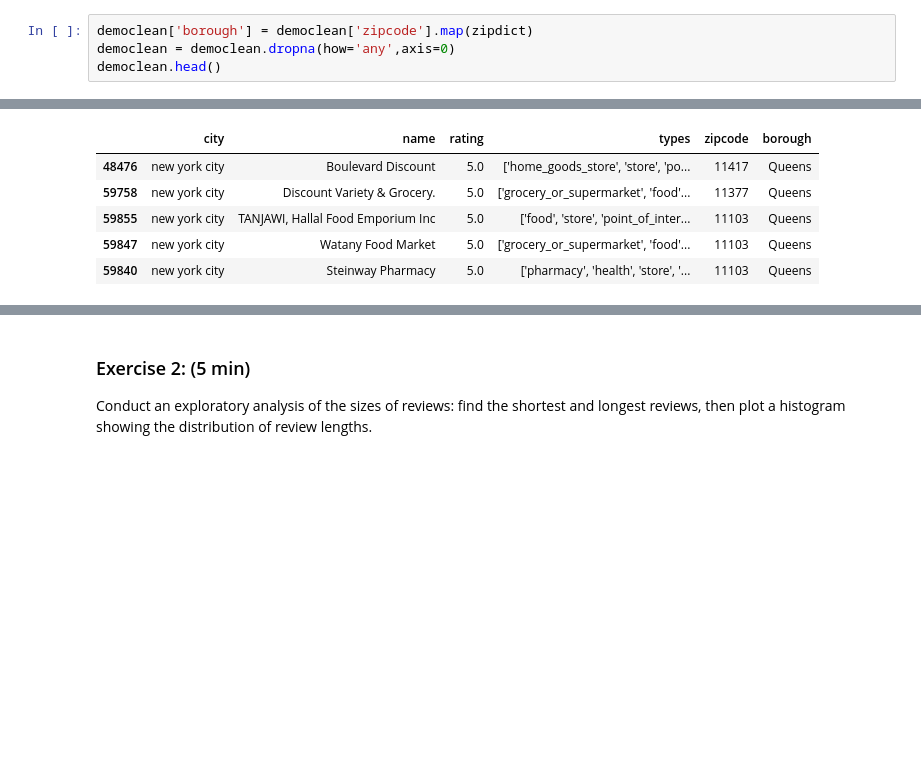
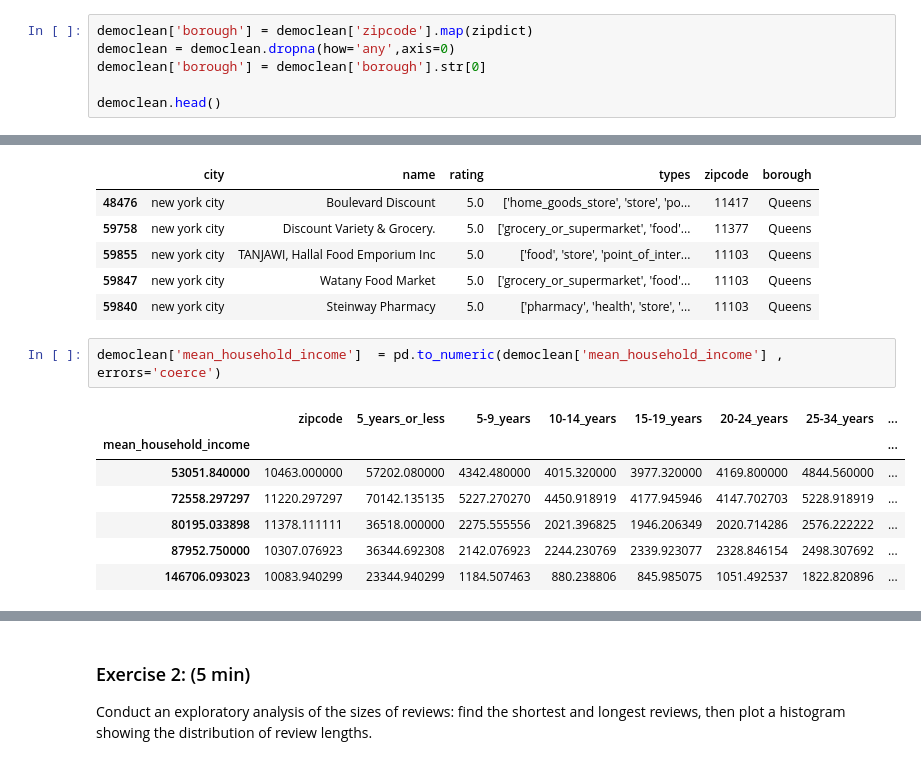
Before and after one commit to ChengAaron/1130-Final, a Jupyter notebook: 1130 Project.ipynb, the cells around one changed output, grey strips where cells are left out. Cells and saved outputs as stored; diff of their text form; blank space fills up the shorter version.

```diff
--- a/1130 Project.ipynb
+++ b/1130 Project.ipynb
@@ -250,6 +250,8 @@ realcleaned.head()
 # %%
 democlean['borough'] = democlean['zipcode'].map(zipdict)
 democlean = democlean.dropna(how='any',axis=0)
+democlean['borough'] = democlean['borough'].str[0]
+
 democlean.head()
 # %% [output]
 |  | zipcode | 5_years_or_less | 5-9_years | 10-14_years | 15-19_years | 20-24_years | 25-34_years | 35-44_years | ... |
@@ -305,3 +307,13 @@ venu.head()
 | 59855 | new york city | TANJAWI, Hallal Food Emporium Inc | 5.0 | ['food', 'store', 'point_of_inter... | 11103 | Queens |
 | 59847 | new york city | Watany Food Market | 5.0 | ['grocery_or_supermarket', 'food'... | 11103 | Queens |
 | 59840 | new york city | Steinway Pharmacy | 5.0 | ['pharmacy', 'health', 'store', '... | 11103 | Queens |
+# %%
+democlean['mean_household_income']  = pd.to_numeric(democlean['mean_household_income'] , errors='coerce')
+# %% [output]
+|  | zipcode | 5_years_or_less | 5-9_years | 10-14_years | 15-19_years | 20-24_years | 25-34_years | ... |
+| mean_household_income |  |  |  |  |  |  |  | ... |
+| 53051.840000 | 10463.000000 | 57202.080000 | 4342.480000 | 4015.320000 | 3977.320000 | 4169.800000 | 4844.560000 | ... |
+| 72558.297297 | 11220.297297 | 70142.135135 | 5227.270270 | 4450.918919 | 4177.945946 | 4147.702703 | 5228.918919 | ... |
+| 80195.033898 | 11378.111111 | 36518.000000 | 2275.555556 | 2021.396825 | 1946.206349 | 2020.714286 | 2576.222222 | ... |
+| 87952.750000 | 10307.076923 | 36344.692308 | 2142.076923 | 2244.230769 | 2339.923077 | 2328.846154 | 2498.307692 | ... |
+| 146706.093023 | 10083.940299 | 23344.940299 | 1184.507463 | 880.238806 | 845.985075 | 1051.492537 | 1822.820896 | ... |
```
Also changed, not shown: parts of 2 cells of this notebook.
